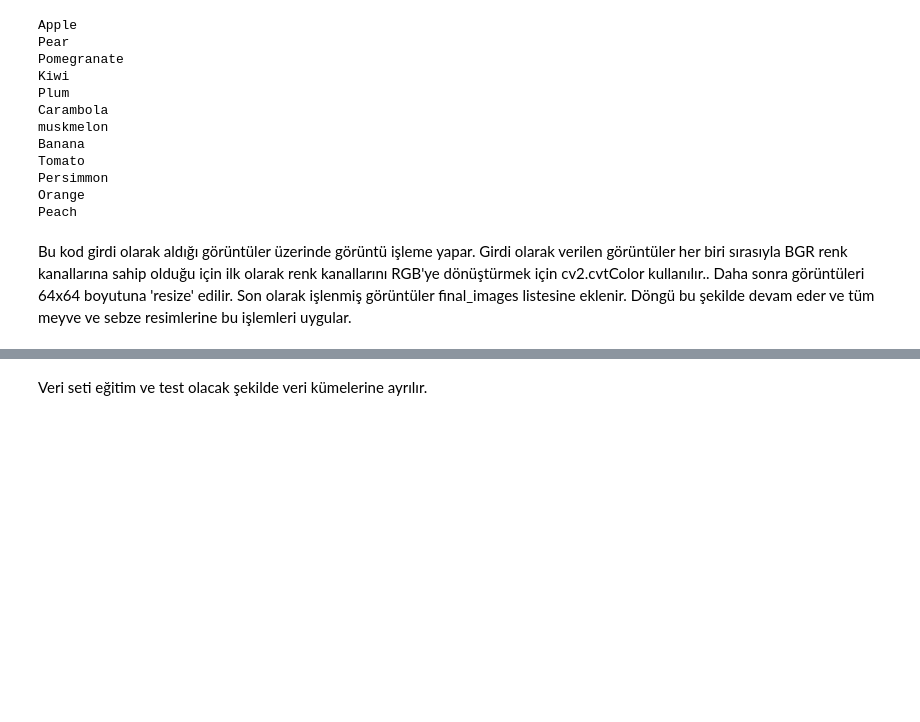
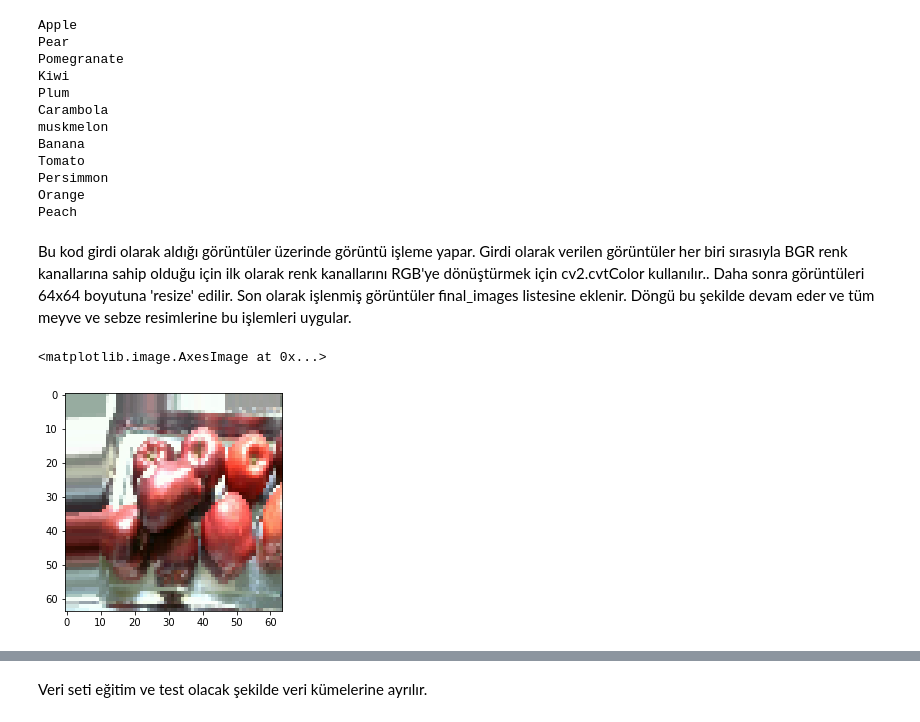
Before and after one commit to kemaldemirel1999/Computer-Vision-Fruit-Vegetables-Recognition, a Jupyter notebook: vision.ipynb, the cells around one changed output, grey strips where cells are left out. Cells and saved outputs as stored; diff of their text form; code cells hidden in the pictures; blank space fills up the shorter version.

Commit message:
image added, last commit

```diff
--- a/vision.ipynb
+++ b/vision.ipynb
@@ -65,3 +65,8 @@ def preprocess(images):
     return final_images
 # %%
 images = preprocess(images)
+# %%
+plt.imshow(images[0])
+# %% [output]
+<matplotlib.image.AxesImage at 0x...>
+[figure, added]
```
Also changed, not shown: parts of 5 cells of this notebook, 1 other file.
